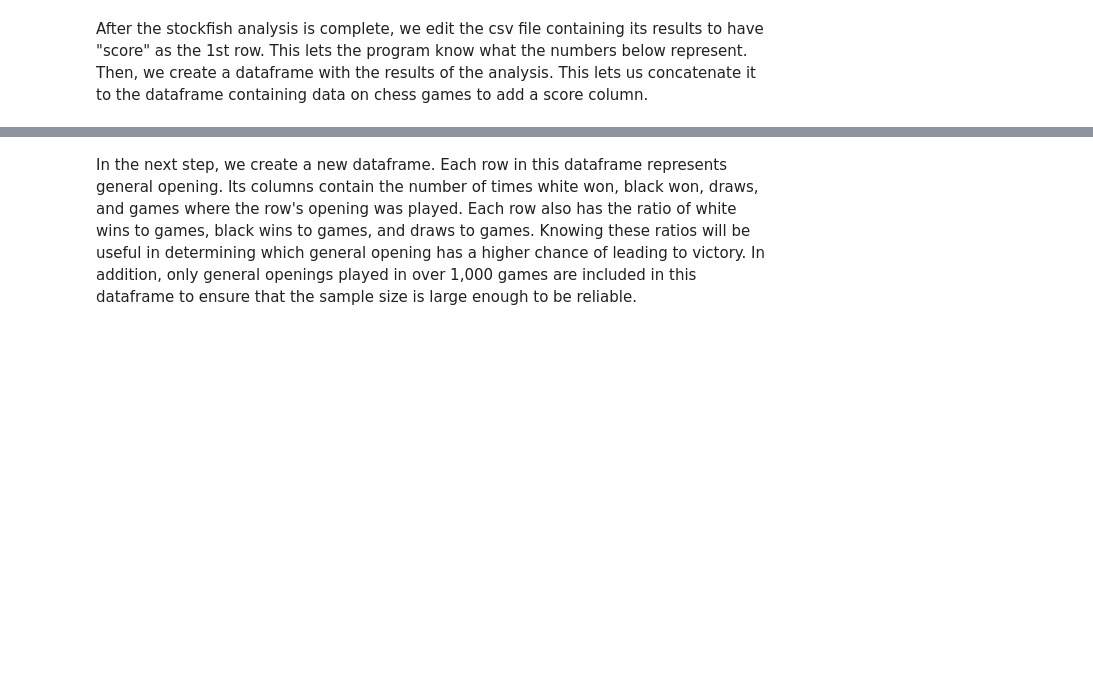
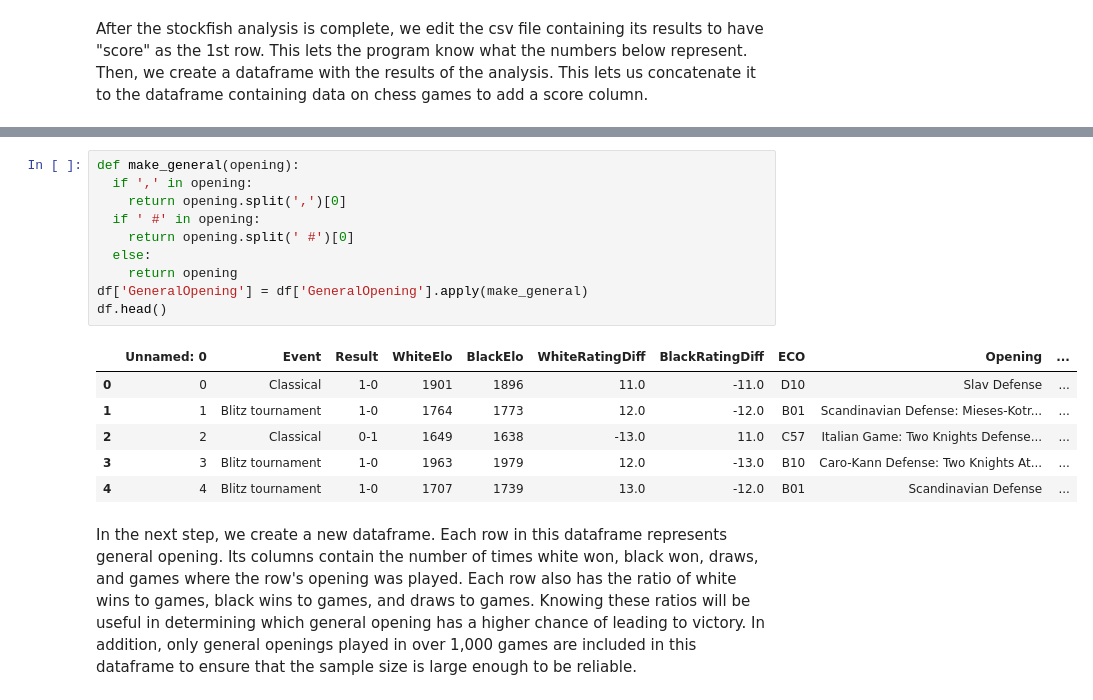
Before and after one commit to AyushSood03/AyushSood03.github.io, a Jupyter notebook: FinalTutorial.ipynb, the cells around one changed output, grey strips where cells are left out. Drawn from its saved outputs; the diff is of its cells as text; blank space fills up the shorter version.

```diff
--- a/FinalTutorial.ipynb
+++ b/FinalTutorial.ipynb
@@ -293,3 +309,20 @@ df.head()
+# %%
+def make_general(opening):
+  if ',' in opening:
+    return opening.split(',')[0]
+  if ' #' in opening:
+    return opening.split(' #')[0]
+  else:
+    return opening
+df['GeneralOpening'] = df['GeneralOpening'].apply(make_general)
+df.head()
+# %% [output]
+|  | Unnamed: 0 | Event | Result | WhiteElo | BlackElo | WhiteRatingDiff | BlackRatingDiff | ECO | Opening | ... |
+| 0 | 0 | Classical | 1-0 | 1901 | 1896 | 11.0 | -11.0 | D10 | Slav Defense | ... |
+| 1 | 1 | Blitz tournament | 1-0 | 1764 | 1773 | 12.0 | -12.0 | B01 | Scandinavian Defense: Mieses-Kotr... | ... |
+| 2 | 2 | Classical | 0-1 | 1649 | 1638 | -13.0 | 11.0 | C57 | Italian Game: Two Knights Defense... | ... |
+| 3 | 3 | Blitz tournament | 1-0 | 1963 | 1979 | 12.0 | -13.0 | B10 | Caro-Kann Defense: Two Knights At... | ... |
+| 4 | 4 | Blitz tournament | 1-0 | 1707 | 1739 | 13.0 | -12.0 | B01 | Scandinavian Defense | ... |
 # %% [markdown]
 In the next step, we create a new dataframe. Each row in this dataframe represents general opening. Its columns contain the number of times white won, black won, draws, and games where the row's opening was played. Each row also has the ratio of white wins to games, black wins to games, and draws to games. Knowing these ratios will be useful in determining which general opening has a higher chance of leading to victory. In addition, only general openings played in over 1,000 games are included in this dataframe to ensure that the sample size is large enough to be reliable.
 # %%
```
Also changed, not shown: parts of 16 cells of this notebook, 1 other file.
